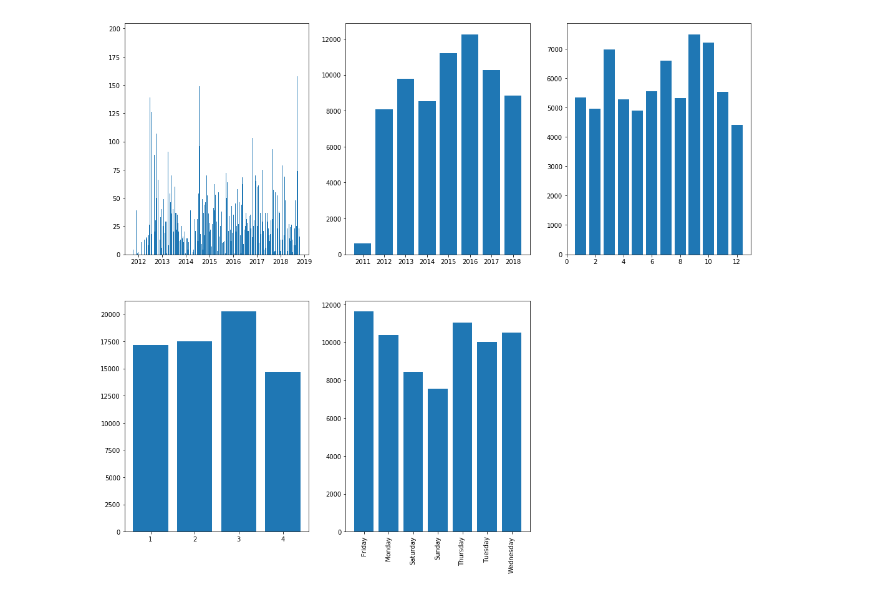
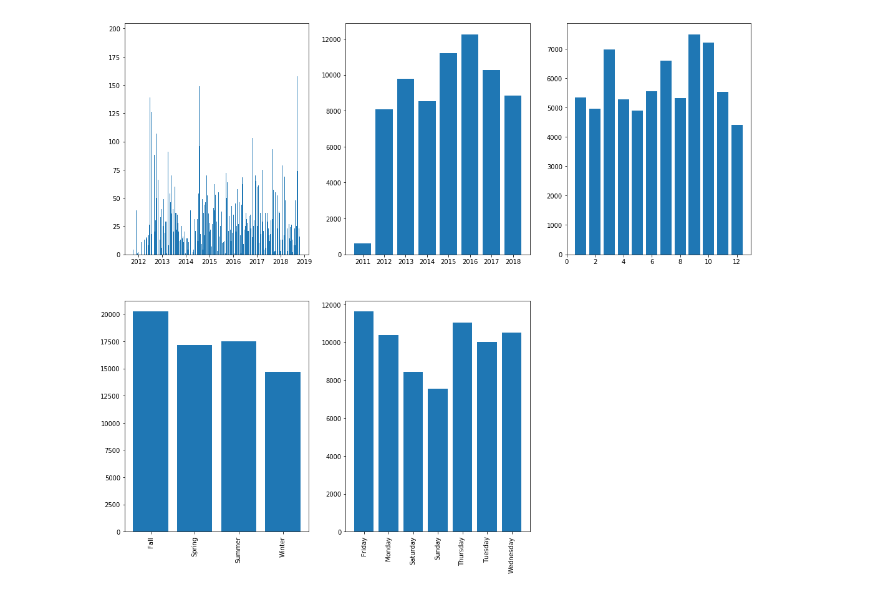
Before and after one commit to pabloarshid/playingwithlastfmdata, a Jupyter notebook: Untitled.ipynb, the cells around one changed output. Cells and saved outputs as stored; diff of their text form; code cells hidden in the pictures.

Commit message:
updated to Bar graphs and added AM/PM column

```diff
--- a/Untitled.ipynb
+++ b/Untitled.ipynb
@@ -6,23 +6,19 @@ lastfm = pd.read_csv('umarsabir.csv', names = headers, parse_dates=[3])
 # %%
 def get_season(row):
     if row['Date'].month >= 3 and row['Date'].month <= 5:
-        return '1'
+        return 'Spring'
     elif row['Date'].month >= 6 and row['Date'].month <= 8:
-        return '2'
+        return 'Summer'
     elif row['Date'].month >= 9 and row['Date'].month <= 11:
-        return '3'
+        return 'Fall'
     else:
-        return '4'
+        return 'Winter'
 
-def get_season2(row):
-    if (row['Date'].month >= 3 and row['Date'].day >= 20)  & (row['Date'].month <= 6 and row['Date'].day <= 20):
-        return '1'
-    elif (row['Date'].month >= 6 and row['Date'].day >= 21) & (row['Date'].month <= 9 and row['Date'].day <= 20):
-        return '2'
-    elif (row['Date'].month >= 9 and row['Date'].day >= 20) & (row['Date'].month <= 12 and row['Date'].day <= 20):
-        return '3'
+def ampm(row):
+    if row["DateTime"].hour < 12:
+        return 'AM'
     else:
-        return '4'
+        return 'PM'
 # %%
 temp = pd.DatetimeIndex(lastfm['DateTime'])
 lastfm['DateTime'] = pd.DatetimeIndex(lastfm['DateTime'])
@@ -33,6 +29,7 @@ lastfm['Date'] = pd.to_datetime(lastfm['Date'])
 DotW = lastfm['Date'].dt.weekday_name
 lastfm['Day of the Week'] = DotW
 lastfm['Season'] = lastfm.apply(get_season, axis=1)
+lastfm["TOD"] = lastfm.apply(ampm, axis=1)
 lastfm = lastfm.dropna()
 lastfm = lastfm[lastfm.Date.dt.year >= 2010]
 # %%
@@ -83,32 +80,34 @@ timemonth.sort_index(inplace=True)
 timedate.sort_index(inplace=True)
 timeyear.sort_index(inplace=True)
 Season.sort_index(inplace=True)
 DoftheW.sort_index(inplace=True)
 
 fig = plt.figure()
 
 ax1 = fig.add_subplot(231)
 ax1.bar(timedate.index, timedate.Date)
 
 ax2 = fig.add_subplot(232)
 ax2.bar(timeyear.index, timeyear.Date)
 
 ax3 = fig.add_subplot(233)
 ax3.bar(timemonth.index, timemonth.Date)
 
 ax4 = fig.add_subplot(234)
 idx=Season.index.tolist()
 x = range(len(idx))
 plt.bar(x, Season['Season'].values)
-plt.xticks(x, idx)
+plt.xticks(x, idx, rotation=90)
 
 
 ax5 = fig.add_subplot(235)
 idy=DoftheW.index.tolist()
 y = range(len(idy))
 plt.bar(y, DoftheW['Day of the Week'].values)
 plt.xticks(y, idy, rotation=90)
 
 fig.show()
+
+del timemonth, timeyear, timedate, Season, DoftheW
 # %% [output]
-[figure, old version]
+[figure, new version]
```
Also changed, not shown: parts of 2 cells of this notebook, 2 other files.
